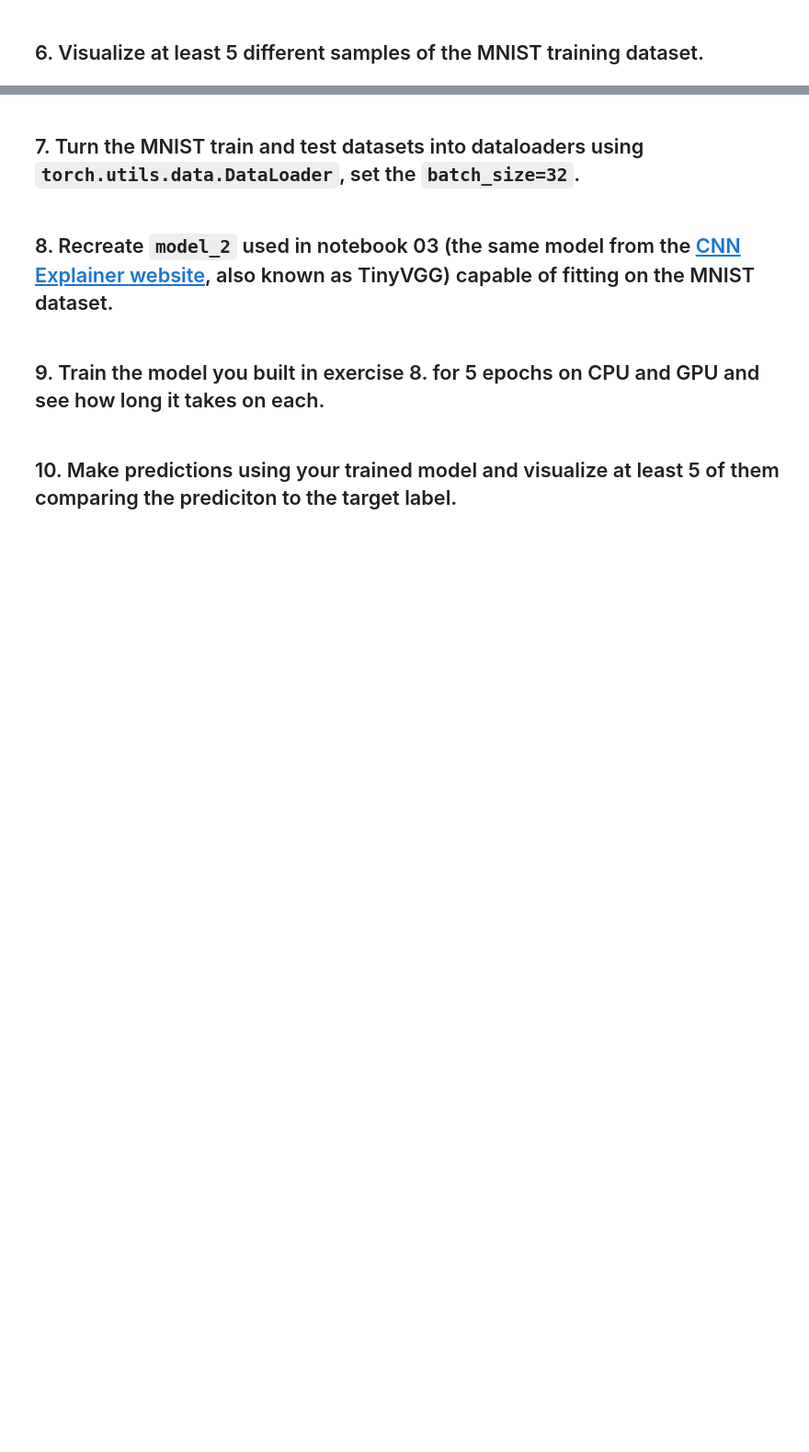
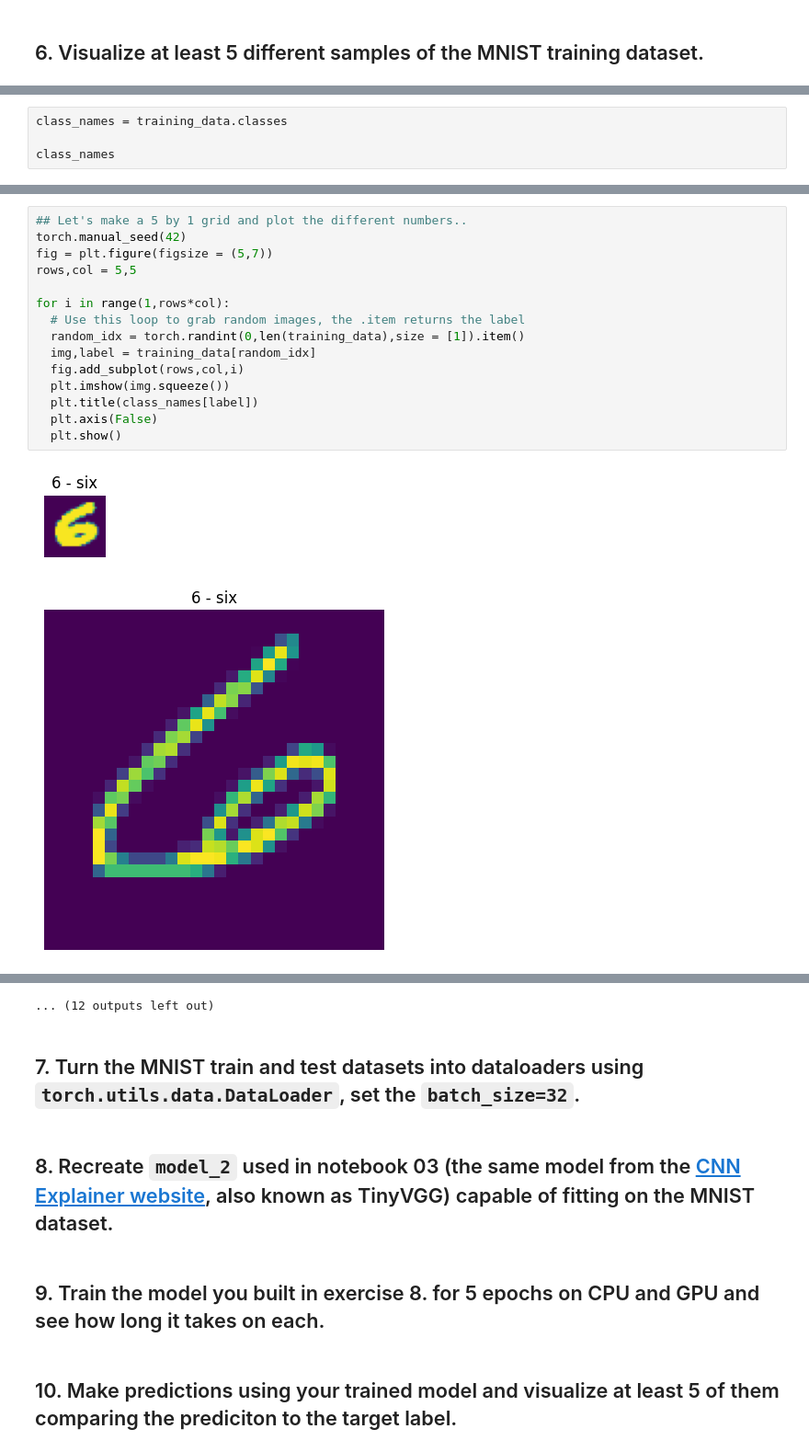
Before and after one commit to Datanerd97/PyTorch, a Jupyter notebook: extras/exercises/03_pytorch_computer_vision_exercises.ipynb, the cells around one changed output, grey strips where cells are left out. Shown: that part at 92% size. Saved outputs shown, nothing was run; the diff lists cells and outputs as text; blank space fills up the shorter version.

```diff
--- a/extras/exercises/03_pytorch_computer_vision_exercises.ipynb
+++ b/extras/exercises/03_pytorch_computer_vision_exercises.ipynb
@@ -115,0 +150,4 @@ There are many types of pooling layers in CNN architecture **but they have the p
+# %%
+class_names = training_data.classes
+
+class_names
@@ -115,0 +192,18 @@ There are many types of pooling layers in CNN architecture **but they have the p
+# %%
+## Let's make a 5 by 1 grid and plot the different numbers..
+torch.manual_seed(42)
+fig = plt.figure(figsize = (5,7))
+rows,col = 5,5
+
+for i in range(1,rows*col):
+  # Use this loop to grab random images, the .item returns the label
+  random_idx = torch.randint(0,len(training_data),size = [1]).item()
+  img,label = training_data[random_idx]
+  fig.add_subplot(rows,col,i)
+  plt.imshow(img.squeeze())
+  plt.title(class_names[label])
+  plt.axis(False)
+  plt.show()
+# %% [output]
+[figure, added]
+[figure, added]
@@ -116,3 +220,4 @@ There are many types of pooling layers in CNN architecture **but they have the p
+... (12 outputs left out)
 # %% [markdown]
 ## 7. Turn the MNIST train and test datasets into dataloaders using `torch.utils.data.DataLoader`, set the `batch_size=32`.
 # %% [markdown]
```
Also changed, not shown: parts of 9 cells of this notebook.
